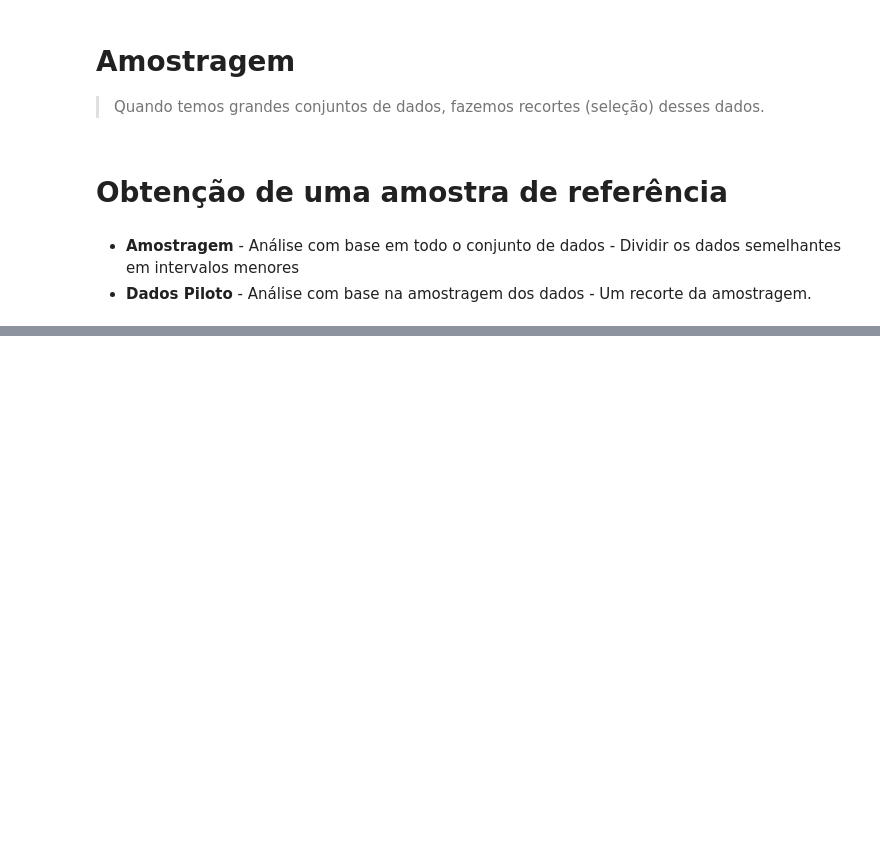
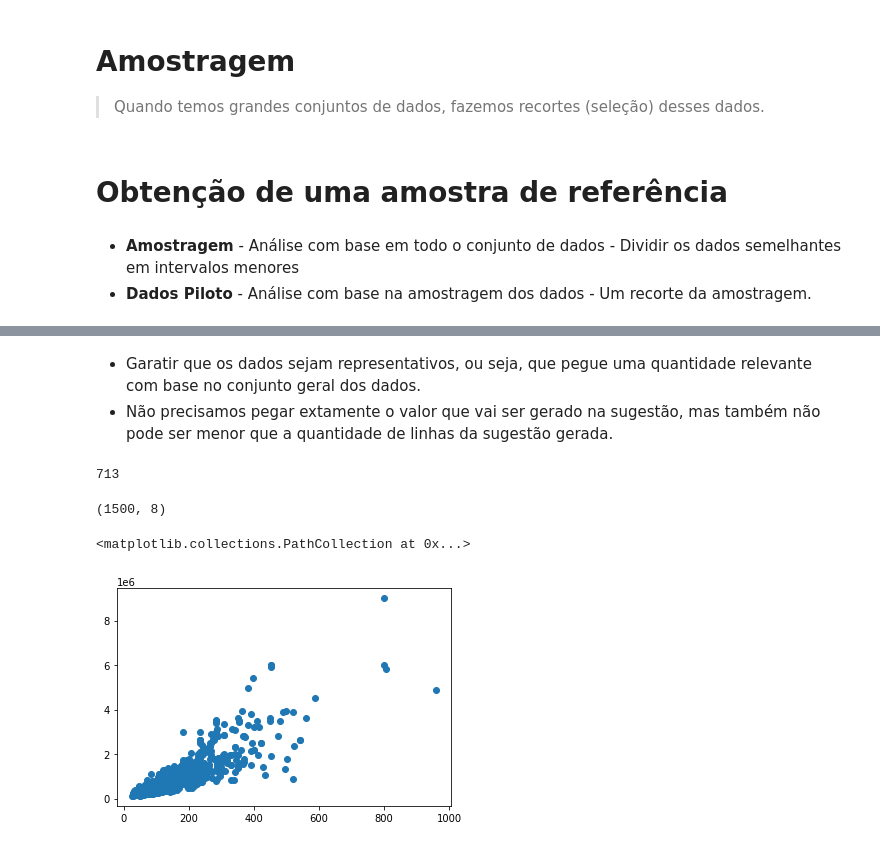
Before and after one commit to CarolineAndradeR/Python, a Jupyter notebook: amostragem.ipynb, the cells around one changed output, grey strips where cells are left out. Saved outputs shown, nothing was run; the diff lists cells and outputs as text; code cells hidden in the pictures; blank space fills up the shorter version.

```diff
--- a/amostragem.ipynb
+++ b/amostragem.ipynb
@@ -51,0 +51,54 @@ dados_piloto_categoria
+# %% [markdown]
+
+
+* Garatir que os dados sejam representativos, ou seja, que pegue uma quantidade relevante com base no conjunto geral dos dados.
+*   Não precisamos pegar extamente o valor que vai ser gerado na sugestão, mas também não pode ser menor que a quantidade de linhas da sugestão gerada.
+# %%
+#Sugestão de quantidade de linhas para a amostragem
+#Formula continua, são os dados que não conseguimos pegar com exatidão por ser infinito (não conseguir contar)
+def formula_amostra_continua(N, S, Z, ME):
+  n = (Z**2 * S**2 * N) / ((ME**2 * (N-1)) + (Z**2 * S**2))
+  return int(n)
+
+#Formula discreta, dados que consiguimos contar, dados finitos
+def formula_amostra_discreta(N, Z, ME):
+  n = (Z**2 * 0.25 * N) / ((ME**2 * (N-1)) + (Z**2 * 0.25))
+  return int(n)
+
+
+
+#Parametros
+N = dados_piloto.loc['N'] #dados da base piloto
+Z = 1.96   #Nível de confiança de 96%
+S = dados_piloto.loc['dp_preco']   #Desvio-padrão piloto, dados que vão ser usado
+ME = 50000  #Margem de erro, margem que pode estar para mais ou para menos
+
+#Tamanho da amostra
+n = formula_amostra_continua(N, S, Z, ME)
+n
+# %% [output]
+713
+# %%
+import random as rd
+
+n = 1500 #Seleciona 1500 imoveis como amostragem
+N = 4470 #Quantidade de linha da base de dados
+
+#Seleção de linhas aleatórias
+linhas_aleatoria = rd.sample(range(1, N+1), n)
+
+#Filtra os dados
+#INDEX - Seleciona os dados do DataFreme
+#ISIN - Verifica se os index estão dentro da lista indicada (linhas_aleatoria)
+dados_amostra = df_dados_imoveis[df_dados_imoveis.index.isin(linhas_aleatoria)]
+dados_amostra.shape
+# %% [output]
+(1500, 8)
+# %%
+#Visualização de como os dados estão distribuidos na amostragem.
+import matplotlib.pyplot as plt
+
+plt.scatter(dados_amostra['area'], dados_amostra['preco'])
+# %% [output]
+<matplotlib.collections.PathCollection at 0x...>
+[figure, added]
```
Also changed, not shown: parts of 7 cells of this notebook.
